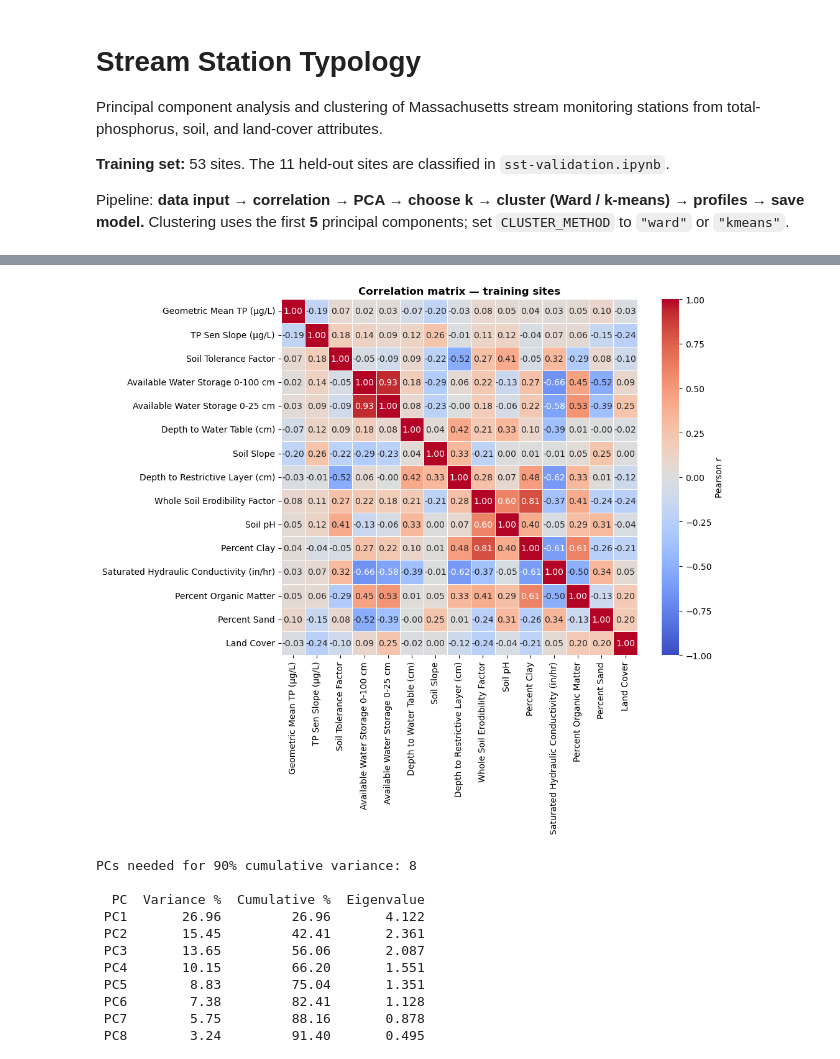
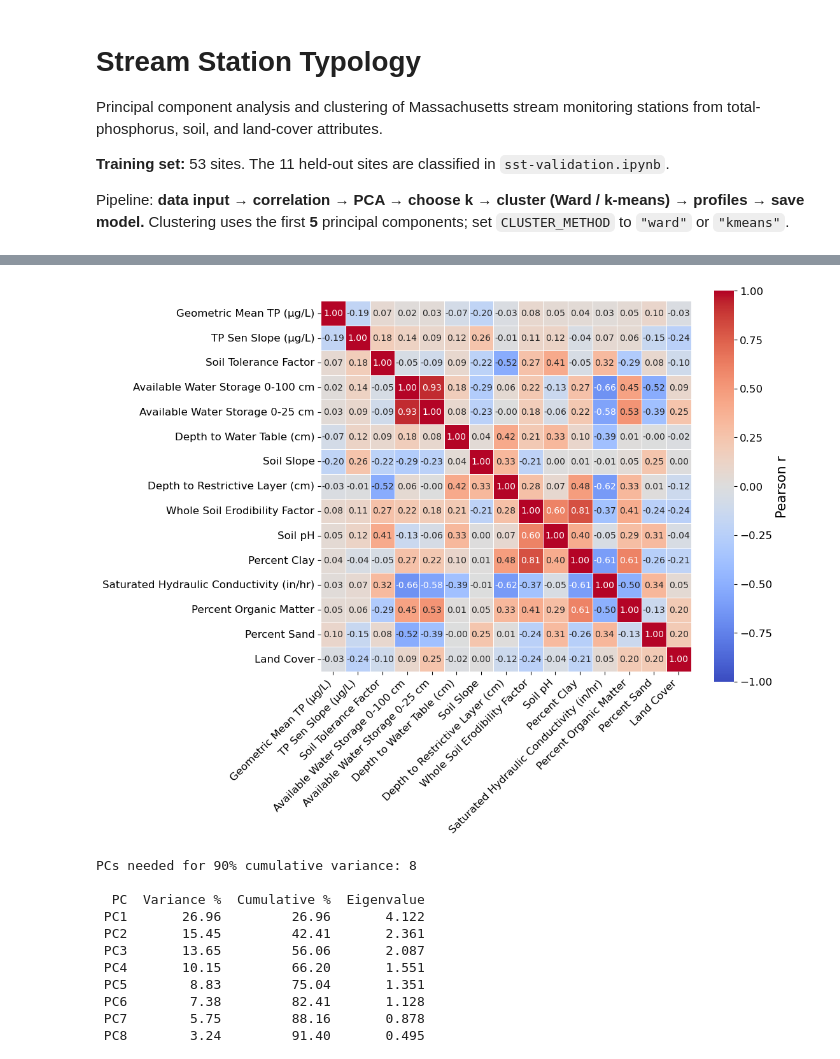
Before and after one commit to narslab/stream-station-typology, a Jupyter notebook: bin/ss-typology.ipynb, the cells around one changed output, grey strips where cells are left out. Saved outputs shown, nothing was run; the diff lists cells and outputs as text; code cells hidden in the pictures.

```diff
--- a/bin/ss-typology.ipynb
+++ b/bin/ss-typology.ipynb
@@ -81,6 +90,15 @@ K = 5                       # cluster count (justified by the diagnostics cell)
 CLUSTER_METHOD = "ward"     # "ward" (hierarchical) or "kmeans"
 RANDOM_STATE = 45
 PALETTE = list(plt.get_cmap("tab10").colors)
+# %%
+# --- Figure style: larger fonts for paper-ready figures ---
+plt.rcParams.update({
+    "axes.labelsize": 15,
+    "axes.titlesize": 13,
+    "xtick.labelsize": 12,
+    "ytick.labelsize": 12,
+    "legend.fontsize": 11,
+})
 # %%
 # --- Data input: encode land cover, hold out validation sites ---
 df = pd.read_csv(DATA)
@@ -107,20 +125,20 @@ Training sites: 53   Features: 15   Land-cover classes: 11
 # %%
 # --- Correlation analysis (optional; set RUN_CORRELATION = False to skip) ---
 RUN_CORRELATION = True
 if RUN_CORRELATION:
     corr = X.corr(method="pearson")
     labels = [VARIABLE_LABELS.get(c, c) for c in corr.columns]
     fig, ax = plt.subplots(figsize=(11, 9))
     sns.heatmap(corr, annot=True, fmt=".2f", cmap="coolwarm", center=0, vmin=-1, vmax=1,
                 square=True, linewidths=.5, cbar_kws={"label": "Pearson r"},
                 xticklabels=labels, yticklabels=labels, ax=ax)
-    ax.set_title("Correlation matrix — training sites", fontweight="bold")
+    ax.set_xticklabels(ax.get_xticklabels(), rotation=45, ha="right")
     fig.tight_layout()
     fig.savefig(FIG / "correlation-heatmap.png", dpi=200)
     corr.to_csv(OUT / "correlation-matrix.csv")
     plt.show()
 # %% [output]
-[figure, old version]
+[figure, new version]
 # %%
 # --- PCA ---
 scaler = StandardScaler()
```
Also changed, not shown: parts of 10 cells of this notebook, 12 other files.
